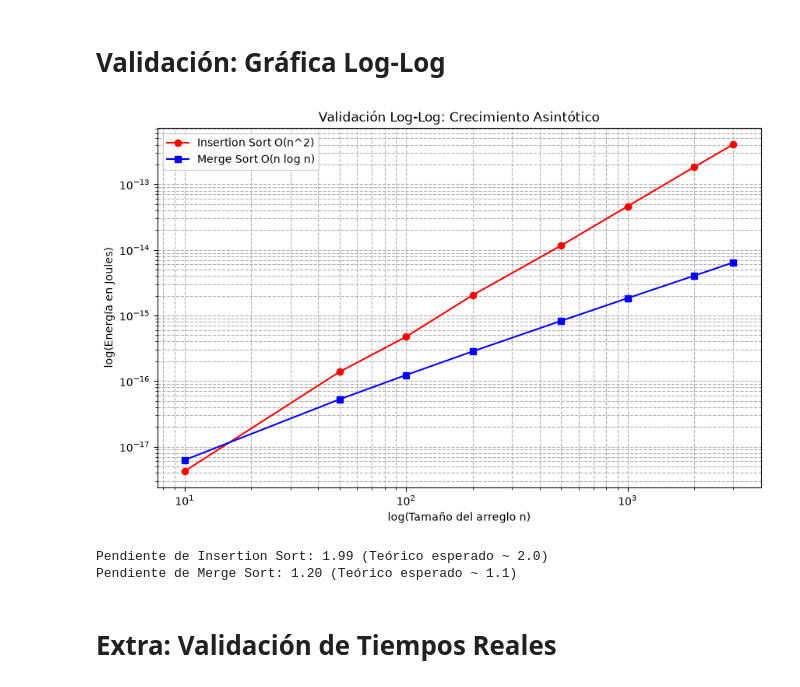
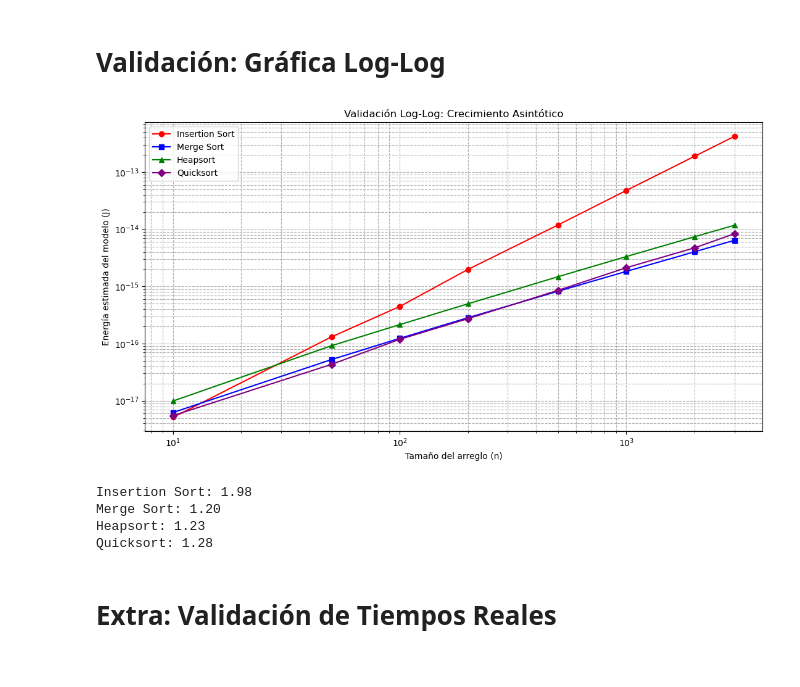
Before and after one commit to Davoreyh/proyecto_fisica, a Jupyter notebook: notebook_landauer.ipynb, the cells around one changed output. Drawn from its saved outputs; the diff is of its cells as text; code cells hidden in the pictures.

```diff
--- a/notebook_landauer.ipynb
+++ b/notebook_landauer.ipynb
@@ -23,20 +23,29 @@ Energía de borrar 1 bit a 300.0K: 2.8710e-21 Joules
 # Algoritmo O(n^2)
 # %%
 def insertion_sort_energy(arr):
-    arr = arr.copy() # Copia para no modificar el arreglo original
+    """Ordena con Insertion Sort y contabiliza las escrituras del arreglo.
+
+    Args:
+        arr: Arreglo con los valores que se desean ordenar.
+
+    Returns:
+        int: Bits estimados según la regla de escrituras del notebook.
+    """
+    arr = arr.copy()  # Copia para no modificar el arreglo original
     bits_destroyed = 0
 
     for i in range(1, len(arr)):
         key = arr[i]
         j = i - 1
         while j >= 0 and arr[j] > key:
-            arr[j + 1] = arr[j] # Sobrescritura -> Destruye 64 bits
+            arr[j + 1] = arr[j]  # Sobrescritura -> Destruye 64 bits
             bits_destroyed += W_BITS
             j -= 1
-        arr[j + 1] = key # Inserción final -> Destruye 64 bits
+        arr[j + 1] = key  # Inserción final -> Destruye 64 bits
         bits_destroyed += W_BITS
 
     return bits_destroyed
+
 
 # Prueba rápida con un arreglo pequeño
 test_arr = [5, 2, 4, 6, 1, 3]
@@ -132,27 +328,56 @@ Simulación terminada.
 # %% [markdown]
 # Validación: Gráfica Log-Log
 # %%
-plt.figure(figsize=(10, 6))
-plt.loglog(n_values, energy_insertion, marker='o', color='red', label='Insertion Sort O(n^2)')
-plt.loglog(n_values, energy_merge, marker='s', color='blue', label='Merge Sort O(n log n)')
 
-# Calcular pendientes aproximadas usando polyfit en escala logarítmica
-pendiente_ins = np.polyfit(np.log(n_values), np.log(energy_insertion), 1)[0]
-pendiente_mer = np.polyfit(np.log(n_values), np.log(energy_merge), 1)[0]
+plt.figure(figsize=(11, 6))
+
+plt.loglog(n_values, energy_insertion,
+           marker='o', color='red', label='Insertion Sort')
+
+plt.loglog(n_values, energy_merge,
+           marker='s', color='blue', label='Merge Sort')
+
+plt.loglog(n_values, energy_heap,
+           marker='^', color='green', label='Heapsort')
+
+plt.loglog(n_values, energy_quick,
+           marker='D', color='purple', label='Quicksort')
+
+# Pendientes aproximadas
+pendiente_ins = np.polyfit(
+    np.log(n_values), np.log(energy_insertion), 1
+)[0]
+
+pendiente_mer = np.polyfit(
+    np.log(n_values), np.log(energy_merge), 1
+)[0]
+
+pendiente_heap = np.polyfit(
+    np.log(n_values), np.log(energy_heap), 1
+)[0]
+
+pendiente_quick = np.polyfit(
+    np.log(n_values), np.log(energy_quick), 1
+)[0]
 
 plt.title('Validación Log-Log: Crecimiento Asintótico')
-plt.xlabel('log(Tamaño del arreglo n)')
-plt.ylabel('log(Energía en Joules)')
+plt.xlabel('Tamaño del arreglo (n)')
+plt.ylabel('Energía estimada del modelo (J)')
 plt.legend()
-plt.grid(True, which="both", ls="--")
+plt.grid(True, which='both', linestyle='--')
+plt.tight_layout()
 plt.show()
 
-print(f"Pendiente de Insertion Sort: {pendiente_ins:.2f} (Teórico esperado ~ 2.0)")
-print(f"Pendiente de Merge Sort: {pendiente_mer:.2f} (Teórico esperado ~ 1.1)")
+print(f"Insertion Sort: {pendiente_ins:.2f}")
+print(f"Merge Sort: {pendiente_mer:.2f}")
+print(f"Heapsort: {pendiente_heap:.2f}")
+print(f"Quicksort: {pendiente_quick:.2f}")
 # %% [output]
-[figure, old version]
+[figure, new version]
-Pendiente de Insertion Sort: 1.99 (Teórico esperado ~ 2.0)
-Pendiente de Merge Sort: 1.20 (Teórico esperado ~ 1.1)
+Insertion Sort: 1.98
+Merge Sort: 1.20
+Heapsort: 1.23
+Quicksort: 1.28
 # %% [markdown]
 # Extra: Validación de Tiempos Reales
 # %%
```
Also changed, not shown: parts of 6 cells of this notebook.
